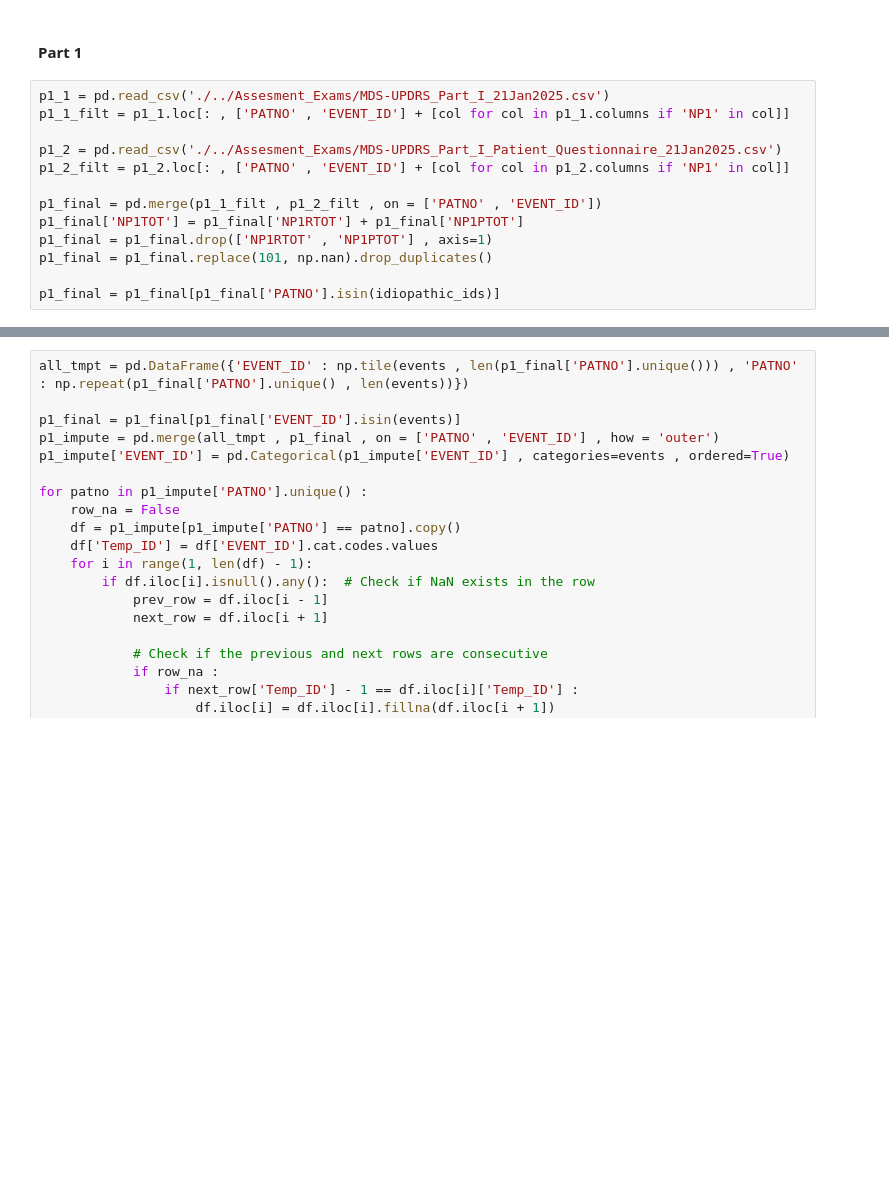
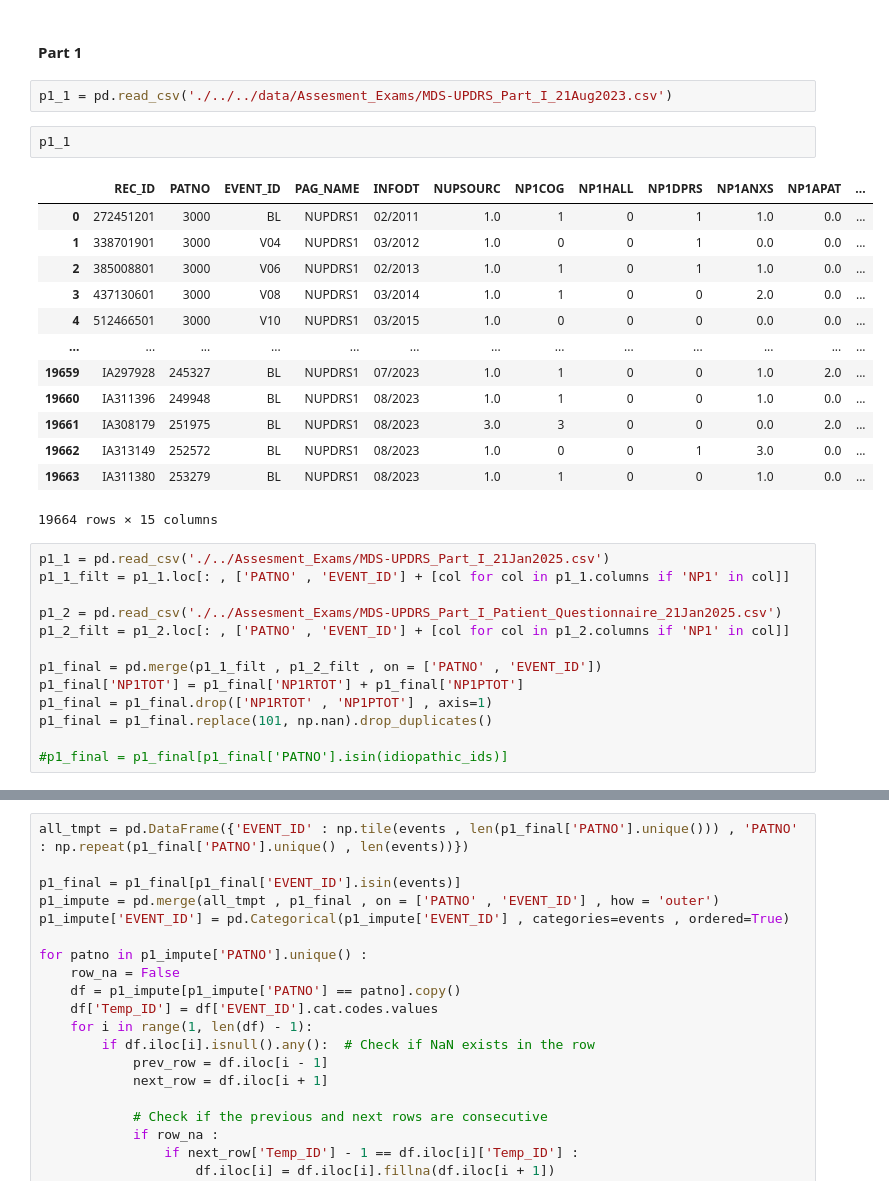
Before and after one commit to Barry8197/PDPhenoChar, a Jupyter notebook: Gen_Labels/Part_D.ipynb, the cells around one changed output, grey strips where cells are left out. Saved outputs shown, nothing was run; the diff lists cells and outputs as text; blank space fills up the shorter version.

```diff
--- a/Gen_Labels/Part_D.ipynb
+++ b/Gen_Labels/Part_D.ipynb
@@ -43,6 +40,24 @@ x_list = pd.DataFrame(np.arange(0 , 9.5 , 0.5) , index = events , columns=['resp
 ### MDS-UPDRS
 # %% [markdown]
 #### Part 1
+# %%
+p1_1 = pd.read_csv('./../../data/Assesment_Exams/MDS-UPDRS_Part_I_21Aug2023.csv')
+# %%
+p1_1
+# %% [output]
+|  | REC_ID | PATNO | EVENT_ID | PAG_NAME | INFODT | NUPSOURC | NP1COG | NP1HALL | NP1DPRS | NP1ANXS | NP1APAT | ... |
+| 0 | 272451201 | 3000 | BL | NUPDRS1 | 02/2011 | 1.0 | 1 | 0 | 1 | 1.0 | 0.0 | ... |
+| 1 | 338701901 | 3000 | V04 | NUPDRS1 | 03/2012 | 1.0 | 0 | 0 | 1 | 0.0 | 0.0 | ... |
+| 2 | 385008801 | 3000 | V06 | NUPDRS1 | 02/2013 | 1.0 | 1 | 0 | 1 | 1.0 | 0.0 | ... |
+| 3 | 437130601 | 3000 | V08 | NUPDRS1 | 03/2014 | 1.0 | 1 | 0 | 0 | 2.0 | 0.0 | ... |
+| 4 | 512466501 | 3000 | V10 | NUPDRS1 | 03/2015 | 1.0 | 0 | 0 | 0 | 0.0 | 0.0 | ... |
+| ... | ... | ... | ... | ... | ... | ... | ... | ... | ... | ... | ... | ... |
+| 19659 | IA297928 | 245327 | BL | NUPDRS1 | 07/2023 | 1.0 | 1 | 0 | 0 | 1.0 | 2.0 | ... |
+| 19660 | IA311396 | 249948 | BL | NUPDRS1 | 08/2023 | 1.0 | 1 | 0 | 0 | 1.0 | 0.0 | ... |
+| 19661 | IA308179 | 251975 | BL | NUPDRS1 | 08/2023 | 3.0 | 3 | 0 | 0 | 0.0 | 2.0 | ... |
+| 19662 | IA313149 | 252572 | BL | NUPDRS1 | 08/2023 | 1.0 | 0 | 0 | 1 | 3.0 | 0.0 | ... |
+| 19663 | IA311380 | 253279 | BL | NUPDRS1 | 08/2023 | 1.0 | 1 | 0 | 0 | 1.0 | 0.0 | ... |
+19664 rows × 15 columns
 # %%
 p1_1 = pd.read_csv('./../Assesment_Exams/MDS-UPDRS_Part_I_21Jan2025.csv')
 p1_1_filt = p1_1.loc[: , ['PATNO' , 'EVENT_ID'] + [col for col in p1_1.columns if 'NP1' in col]]
@@ -55,4 +70,4 @@ p1_final['NP1TOT'] = p1_final['NP1RTOT'] + p1_final['NP1PTOT']
 p1_final = p1_final.drop(['NP1RTOT' , 'NP1PTOT'] , axis=1)
 p1_final = p1_final.replace(101, np.nan).drop_duplicates()
 
-p1_final = p1_final[p1_final['PATNO'].isin(idiopathic_ids)]
+#p1_final = p1_final[p1_final['PATNO'].isin(idiopathic_ids)]
```
Also changed, not shown: parts of 7 cells of this notebook, 34 other files.
